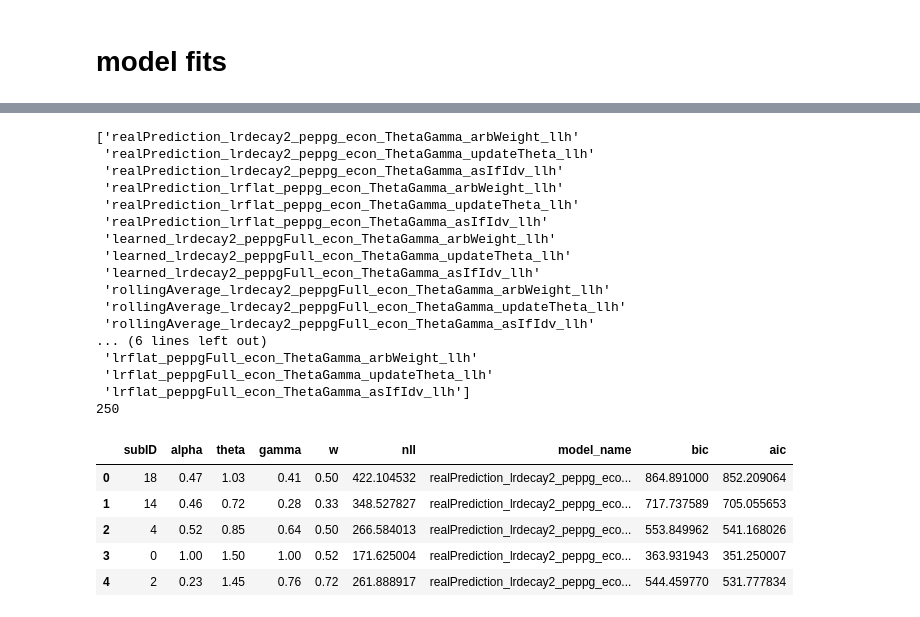
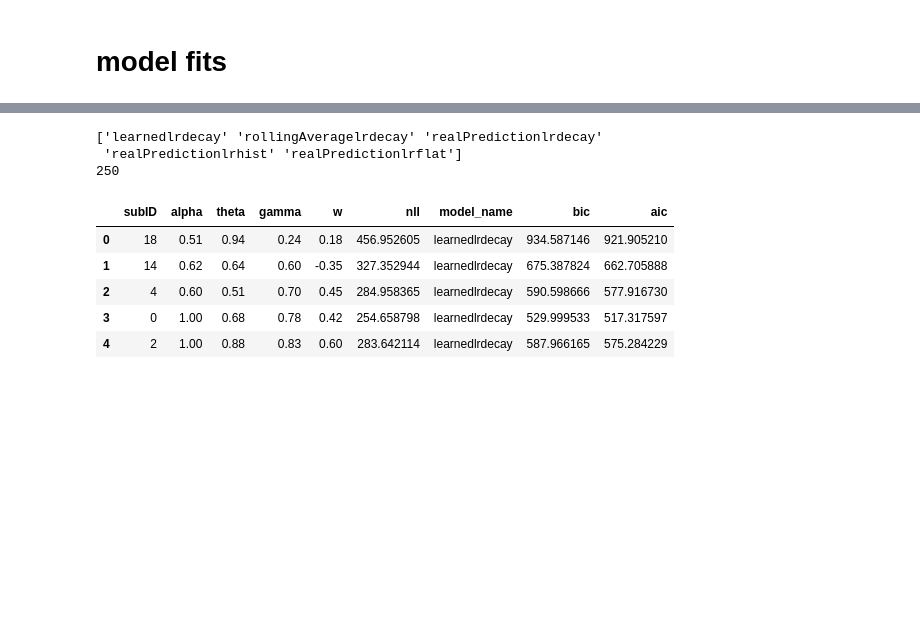
Before and after one commit to gracewndeng99/dyadForaging, a Jupyter notebook: scripts_final/supp_analysis.ipynb, the cells around one changed output, grey strips where cells are left out. Saved outputs shown, nothing was run; the diff lists cells and outputs as text; code cells hidden in the pictures; blank space fills up the shorter version.

```diff
--- a/scripts_final/supp_analysis.ipynb
+++ b/scripts_final/supp_analysis.ipynb
@@ -998,14 +974,14 @@ FileNotFoundError: [Errno 2] No such file or directory: '../model_fits/lrflat_pe
 # %%
-mymodel = "lrhist_peppgFull_econ_ThetaGamma"
-# mymodel2 = "deltaWeightBlame"
-mymodel2 = "arbWeight_llh"
-mname = f"{mymodel}_{mymodel2}"
-mname2 = f"{mymodel}_{mymodel2}"
+# mymodel = "lrhist_peppgFull_econ_ThetaGamma"
+# # mymodel2 = "deltaWeightBlame"
+# mymodel2 = "arbWeight_llh"
+# mname = f"{mymodel}_{mymodel2}"
+# mname2 = f"{mymodel}_{mymodel2}"
 
 
-params_df2 = read_model_df(mname2, '', 'expl')
-params_df2= params_df2.rename({'nll': 'mse'}, axis=1)
-print(np.mean(params_df2['mse']))
+# params_df2 = read_model_df(mname2, '', 'expl')
+# params_df2= params_df2.rename({'nll': 'mse'}, axis=1)
+# print(np.mean(params_df2['mse']))
 
-print(ss.pearsonr(params_df['w'], params_df2['w']))
-print(ss.pearsonr(params_df['alpha'], params_df2['alpha']) )
+# print(ss.pearsonr(params_df['w'], params_df2['w']))
+# print(ss.pearsonr(params_df['alpha'], params_df2['alpha']) )
@@ -1094,56 +1036,47 @@ m1_list = [
         "rollingAverage_lrdecay2_peppgFull_econ_ThetaGamma",
         "lrdecay2_peppgFull_econ_ThetaGamma",
         "lrhist_peppgFull_econ_ThetaGamma",
         "lrflat_peppgFull_econ_ThetaGamma",
         ]
-m2_list = ["arbWeight_llh", "updateTheta_llh", "asIfIdv_llh"] #"deltaWeight",
+m2_list = ["arbWeight_llh"] #"deltaWeight",
 
 all_params_df = pd.DataFrame()
 for mymodel in m1_list:
     for mymodel2 in m2_list:
         # params_df = read_model_df(f"{mymodel}_{mymodel2}", '')
         # try:
         mname = f"{mymodel}_{mymodel2}"
         params_df = read_model_df(mname, '')
-        params_df['model_name'] = mname
+        shorted_name = ''.join(mname.split("_")[0:-5])
+        if shorted_name[:2] == "lr":
+             shorted_name = 'realPrediction' + shorted_name
+        if shorted_name[-1] == "2":
+             shorted_name = shorted_name[:-1]
+        params_df['model_name'] = shorted_name
         # params_df = params_df.rename({'nll':'mse'}, axis=1)
         k = 4 if "asIfIdv" not in mymodel2 else 3
         params_df['bic'] = params_df['nll'].apply(lambda x: mybic(x, k))
         params_df['aic'] = params_df['nll'].apply(lambda x: myaic(x, k))
         all_params_df = pd.concat([all_params_df, params_df])
         # except:
         #     pass
 
 print(all_params_df['model_name'].unique())
 print(len(all_params_df['subID'].unique()))
 # if min(all_params_df['subID'])==1:
 #     all_params_df['subID'] = all_params_df['subID'] - 1
 # print(f"{len(params_df.subID.unique())} subs with avg nll = {np.mean(params_df.loc[params_df.nll!=np.inf]['nll'])}")
 all_params_df.head()
 # %% [output]
-['realPrediction_lrdecay2_peppg_econ_ThetaGamma_arbWeight_llh'
- 'realPrediction_lrdecay2_peppg_econ_ThetaGamma_updateTheta_llh'
- 'realPrediction_lrdecay2_peppg_econ_ThetaGamma_asIfIdv_llh'
- 'realPrediction_lrflat_peppg_econ_ThetaGamma_arbWeight_llh'
- 'realPrediction_lrflat_peppg_econ_ThetaGamma_updateTheta_llh'
- 'realPrediction_lrflat_peppg_econ_ThetaGamma_asIfIdv_llh'
- 'learned_lrdecay2_peppgFull_econ_ThetaGamma_arbWeight_llh'
- 'learned_lrdecay2_peppgFull_econ_ThetaGamma_updateTheta_llh'
- 'learned_lrdecay2_peppgFull_econ_ThetaGamma_asIfIdv_llh'
- 'rollingAverage_lrdecay2_peppgFull_econ_ThetaGamma_arbWeight_llh'
- 'rollingAverage_lrdecay2_peppgFull_econ_ThetaGamma_updateTheta_llh'
- 'rollingAverage_lrdecay2_peppgFull_econ_ThetaGamma_asIfIdv_llh'
-... (6 lines left out)
- 'lrflat_peppgFull_econ_ThetaGamma_arbWeight_llh'
- 'lrflat_peppgFull_econ_ThetaGamma_updateTheta_llh'
- 'lrflat_peppgFull_econ_ThetaGamma_asIfIdv_llh']
+['learnedlrdecay' 'rollingAveragelrdecay' 'realPredictionlrdecay'
+ 'realPredictionlrhist' 'realPredictionlrflat']
 250
 |  | subID | alpha | theta | gamma | w | nll | model_name | bic | aic |
-| 0 | 18 | 0.47 | 1.03 | 0.41 | 0.50 | 422.104532 | realPrediction_lrdecay2_peppg_eco... | 864.891000 | 852.209064 |
-| 1 | 14 | 0.46 | 0.72 | 0.28 | 0.33 | 348.527827 | realPrediction_lrdecay2_peppg_eco... | 717.737589 | 705.055653 |
-| 2 | 4 | 0.52 | 0.85 | 0.64 | 0.50 | 266.584013 | realPrediction_lrdecay2_peppg_eco... | 553.849962 | 541.168026 |
-| 3 | 0 | 1.00 | 1.50 | 1.00 | 0.52 | 171.625004 | realPrediction_lrdecay2_peppg_eco... | 363.931943 | 351.250007 |
-| 4 | 2 | 0.23 | 1.45 | 0.76 | 0.72 | 261.888917 | realPrediction_lrdecay2_peppg_eco... | 544.459770 | 531.777834 |
+| 0 | 18 | 0.51 | 0.94 | 0.24 | 0.18 | 456.952605 | learnedlrdecay | 934.587146 | 921.905210 |
+| 1 | 14 | 0.62 | 0.64 | 0.60 | -0.35 | 327.352944 | learnedlrdecay | 675.387824 | 662.705888 |
+| 2 | 4 | 0.60 | 0.51 | 0.70 | 0.45 | 284.958365 | learnedlrdecay | 590.598666 | 577.916730 |
+| 3 | 0 | 1.00 | 0.68 | 0.78 | 0.42 | 254.658798 | learnedlrdecay | 529.999533 | 517.317597 |
+| 4 | 2 | 1.00 | 0.88 | 0.83 | 0.60 | 283.642114 | learnedlrdecay | 587.966165 | 575.284229 |
 # %%
 order = all_params_df.groupby('model_name')['bic'].mean().sort_values().index
 
```
Also changed, not shown: parts of 8 cells of this notebook, 17 other files.
